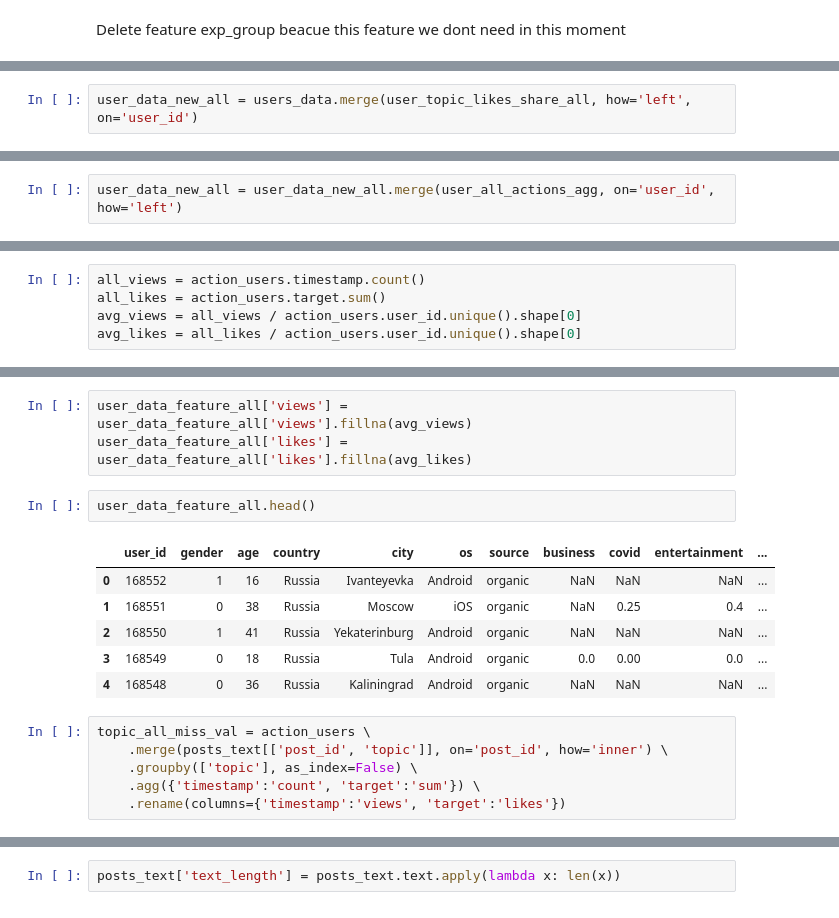
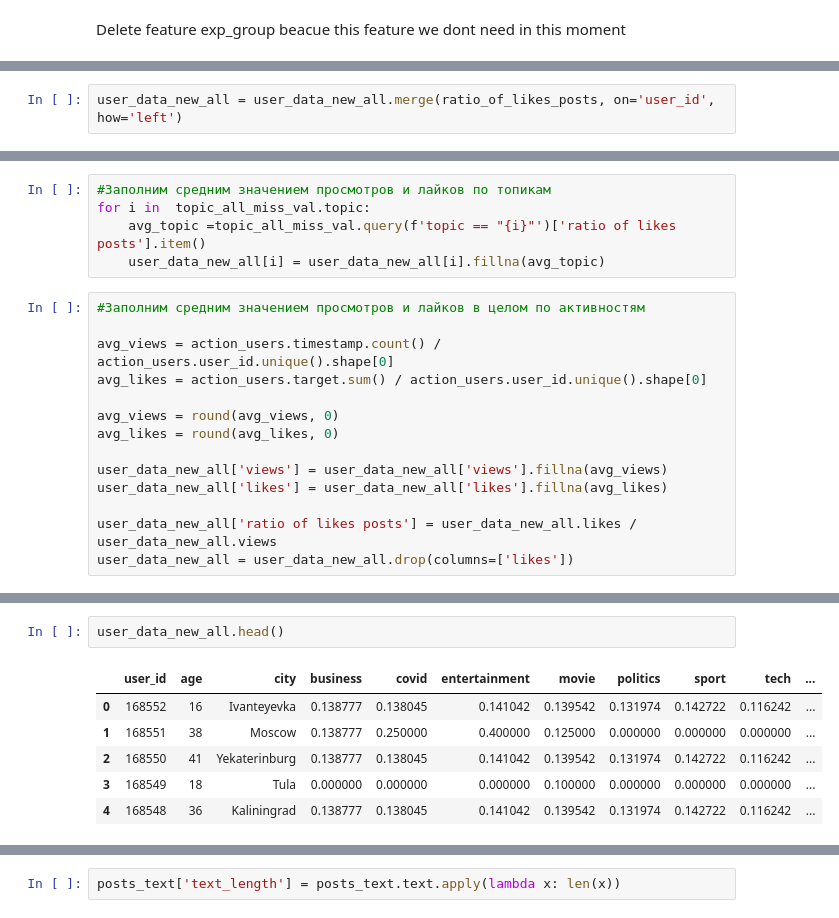
Before and after one commit to ValentinPatrakeev/Recommendation-system-social-network, a Jupyter notebook: 2. Create features.ipynb, the cells around one changed output, grey strips where cells are left out. Saved outputs shown, nothing was run; the diff lists cells and outputs as text.

```diff
--- a/2. Create features.ipynb
+++ b/2. Create features.ipynb
@@ -183,2 +148,0 @@ user_topic_likes_share_all = user_topic_all_actions \
-# %%
-user_data_new_all = users_data.merge(user_topic_likes_share_all, how='left', on='user_id')
@@ -202,2 +149,2 @@ user_data_new_all
 # %%
-user_data_new_all = user_data_new_all.merge(user_all_actions_agg, on='user_id', how='left')
+user_data_new_all = user_data_new_all.merge(ratio_of_likes_posts, on='user_id', how='left')
@@ -206,5 +184,19 @@ user_data_feature_all = user_data_new_all.drop(columns=['exp_group'])
+# %%
+#Заполним средним значением просмотров и лайков по топикам
+for i in  topic_all_miss_val.topic:
+    avg_topic =topic_all_miss_val.query(f'topic == "{i}"')['ratio of likes posts'].item()
+    user_data_new_all[i] = user_data_new_all[i].fillna(avg_topic)
 # %%
-all_views = action_users.timestamp.count()
-all_likes = action_users.target.sum()
-avg_views = all_views / action_users.user_id.unique().shape[0]
-avg_likes = all_likes / action_users.user_id.unique().shape[0]
+#Заполним средним значением просмотров и лайков в целом по активностям
+
+avg_views = action_users.timestamp.count() / action_users.user_id.unique().shape[0]
+avg_likes = action_users.target.sum() / action_users.user_id.unique().shape[0]
+
+avg_views = round(avg_views, 0)
+avg_likes = round(avg_likes, 0)
+
+user_data_new_all['views'] = user_data_new_all['views'].fillna(avg_views)
+user_data_new_all['likes'] = user_data_new_all['likes'].fillna(avg_likes)
+
+user_data_new_all['ratio of likes posts'] = user_data_new_all.likes / user_data_new_all.views
+user_data_new_all = user_data_new_all.drop(columns=['likes'])
@@ -230,18 +203,9 @@ user_data_feature_all
-# %%
-user_data_feature_all['views'] = user_data_feature_all['views'].fillna(avg_views)
-user_data_feature_all['likes'] = user_data_feature_all['likes'].fillna(avg_likes)
 # %%
-user_data_feature_all.head()
+user_data_new_all.head()
 # %% [output]
-|  | user_id | gender | age | country | city | os | source | business | covid | entertainment | ... |
-| 0 | 168552 | 1 | 16 | Russia | Ivanteyevka | Android | organic | NaN | NaN | NaN | ... |
-| 1 | 168551 | 0 | 38 | Russia | Moscow | iOS | organic | NaN | 0.25 | 0.4 | ... |
-| 2 | 168550 | 1 | 41 | Russia | Yekaterinburg | Android | organic | NaN | NaN | NaN | ... |
-| 3 | 168549 | 0 | 18 | Russia | Tula | Android | organic | 0.0 | 0.00 | 0.0 | ... |
-| 4 | 168548 | 0 | 36 | Russia | Kaliningrad | Android | organic | NaN | NaN | NaN | ... |
+|  | user_id | age | city | business | covid | entertainment | movie | politics | sport | tech | ... |
+| 0 | 168552 | 16 | Ivanteyevka | 0.138777 | 0.138045 | 0.141042 | 0.139542 | 0.131974 | 0.142722 | 0.116242 | ... |
+| 1 | 168551 | 38 | Moscow | 0.138777 | 0.250000 | 0.400000 | 0.125000 | 0.000000 | 0.000000 | 0.000000 | ... |
+| 2 | 168550 | 41 | Yekaterinburg | 0.138777 | 0.138045 | 0.141042 | 0.139542 | 0.131974 | 0.142722 | 0.116242 | ... |
+| 3 | 168549 | 18 | Tula | 0.000000 | 0.000000 | 0.000000 | 0.100000 | 0.000000 | 0.000000 | 0.000000 | ... |
+| 4 | 168548 | 36 | Kaliningrad | 0.138777 | 0.138045 | 0.141042 | 0.139542 | 0.131974 | 0.142722 | 0.116242 | ... |
-# %%
-topic_all_miss_val = action_users \
-    .merge(posts_text[['post_id', 'topic']], on='post_id', how='inner') \
-    .groupby(['topic'], as_index=False) \
-    .agg({'timestamp':'count', 'target':'sum'}) \
-    .rename(columns={'timestamp':'views', 'target':'likes'})
```
Also changed, not shown: parts of 93 cells of this notebook, 1 other file.
